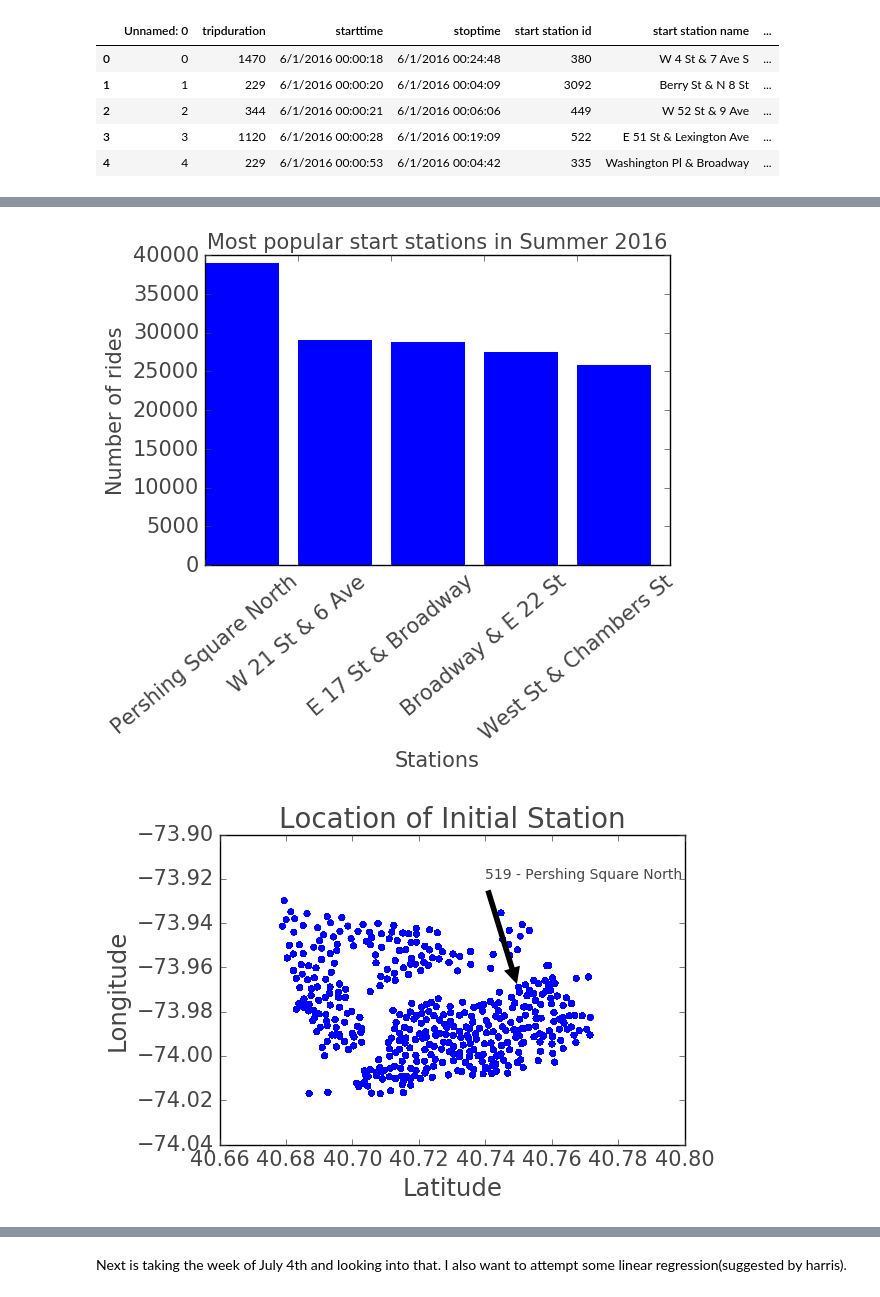
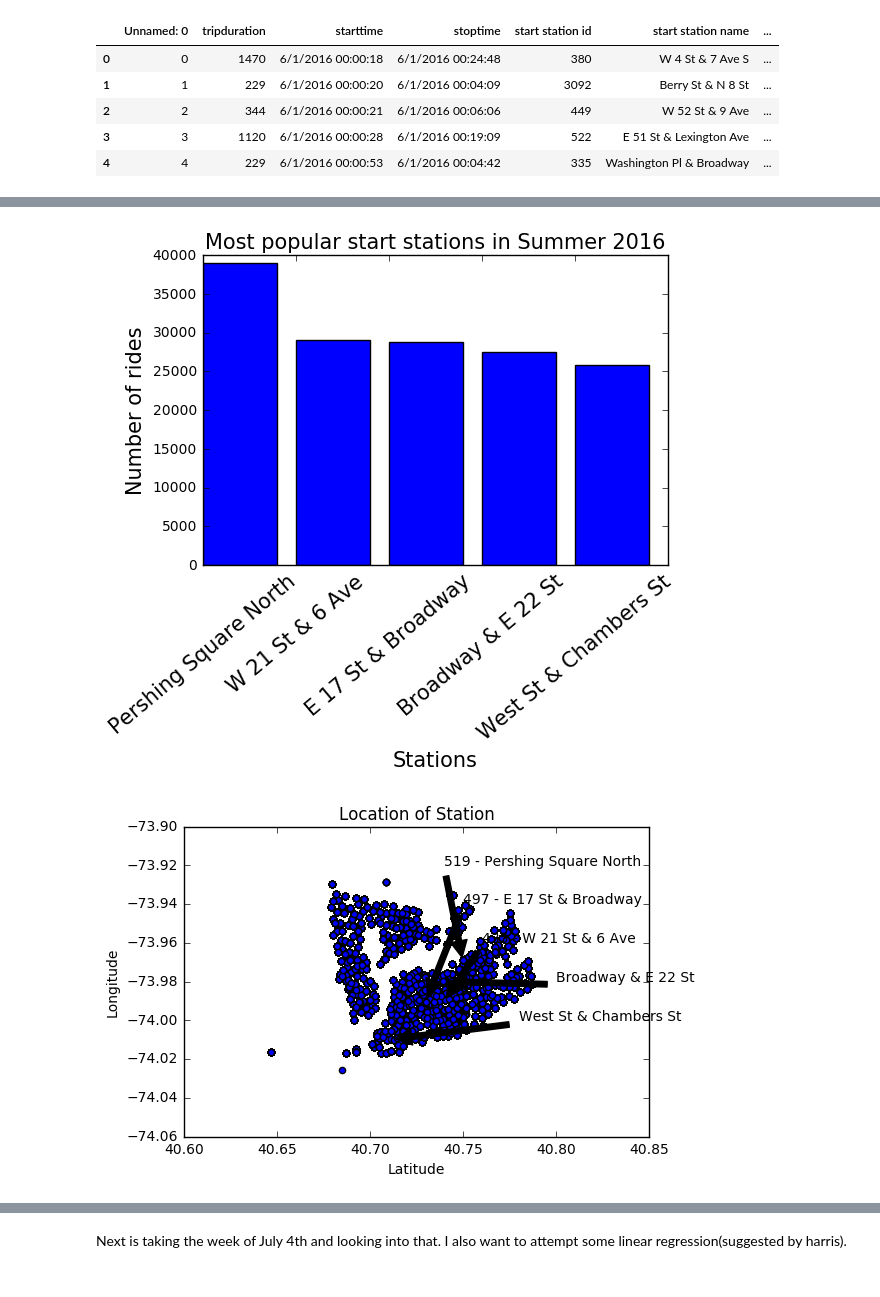
Before and after one commit to johnnyplaydrums/citi-bike-data, a Jupyter notebook: summerstory.ipynb, the cells around one changed output, grey strips where cells are left out. Drawn from its saved outputs; the diff is of its cells as text; code cells hidden in the pictures.

Commit message:
Summerstory

```diff
--- a/summerstory.ipynb
+++ b/summerstory.ipynb
@@ -105,12 +168,19 @@ plt.show()
 #stationID = 519
 stationNum1 = '519'
 stationName1 = 'Pershing Square North'
-plt.scatter(summer2015['start station latitude'], summer2015['start station longitude'])
-plt.title('Location of Initial Station')
+plt.scatter(summer2016['start station latitude'], summer2016['start station longitude'])
+plt.title('Location of Station')
 plt.xlabel('Latitude')
 plt.ylabel('Longitude')
 plt.annotate('519 - Pershing Square North', xy=(40.75, -73.97), xytext=(40.74, -73.92),
-            arrowprops=dict(facecolor='black', shrink=0.05),
-            )
+            arrowprops=dict(facecolor='black', shrink=0.05),)
+plt.annotate('497 - E 17 St & Broadway', xy=(40.73, -73.99), xytext=(40.75, -73.94),
+            arrowprops=dict(facecolor='black', shrink=0.05),)
+plt.annotate('435 - W 21 St & 6 Ave', xy=(40.74, -73.99), xytext=(40.76, -73.96),
+            arrowprops=dict(facecolor='black', shrink=0.05),)
+plt.annotate('Broadway & E 22 St', xy = (40.74,-73.98), xytext=(40.80, -73.98),
+            arrowprops=dict(facecolor='black', shrink=0.05))
+plt.annotate('West St & Chambers St', xy = (40.71,-74.01), xytext=(40.78, -74),
+            arrowprops=dict(facecolor='black', shrink=0.05))
 plt.show()
 # %% [output]
@@ -119,5 +189,5 @@ plt.show()
-[figure, old version]
+[figure, new version]
-[figure, old version]
+[figure, new version]
 # %%
 end_stations = summer2015.groupby('end station name')['end station id'].count().reset_index()
 end_stations.columns = ['End Station', 'Count']
```
Also changed, not shown: parts of 12 cells of this notebook.
